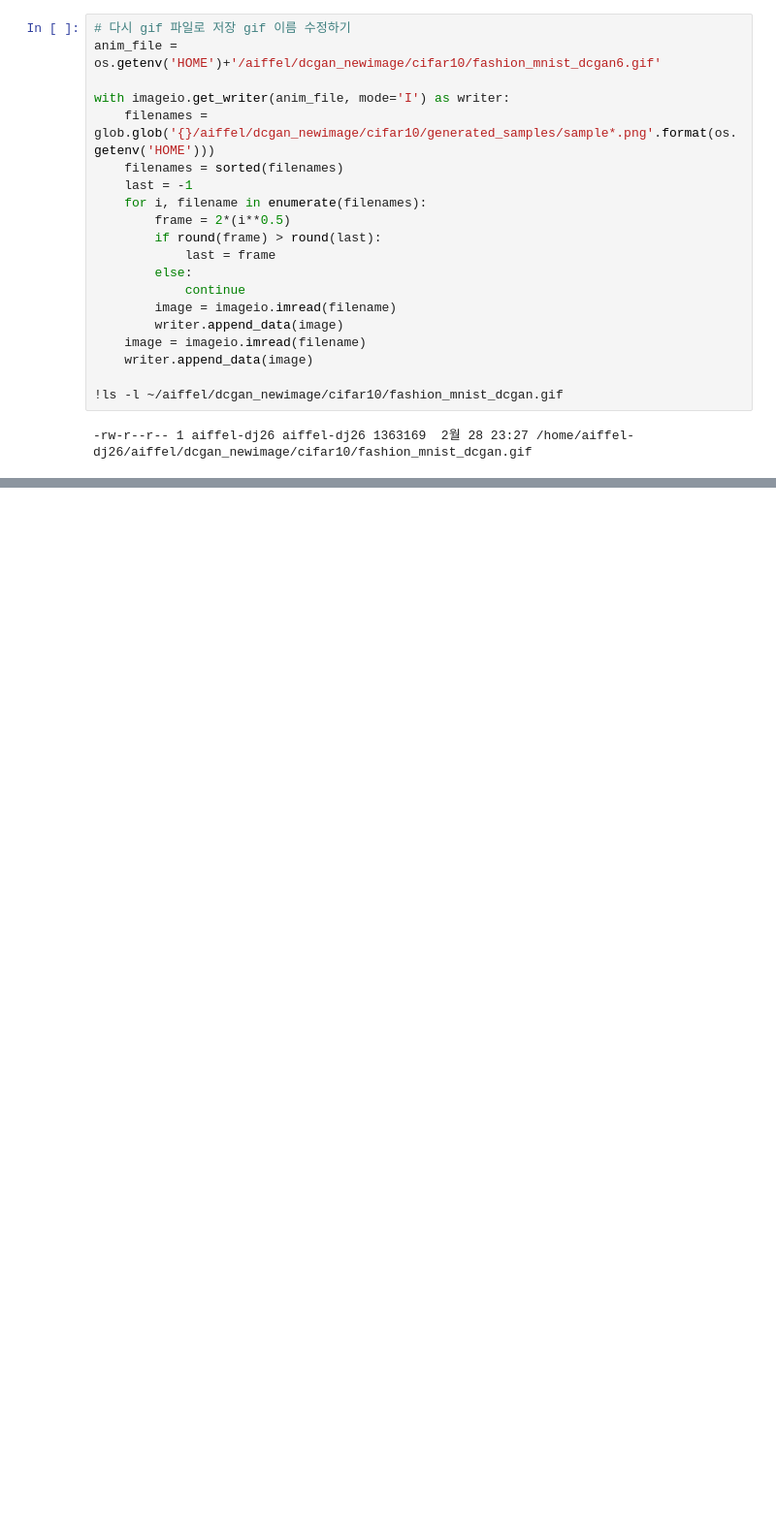
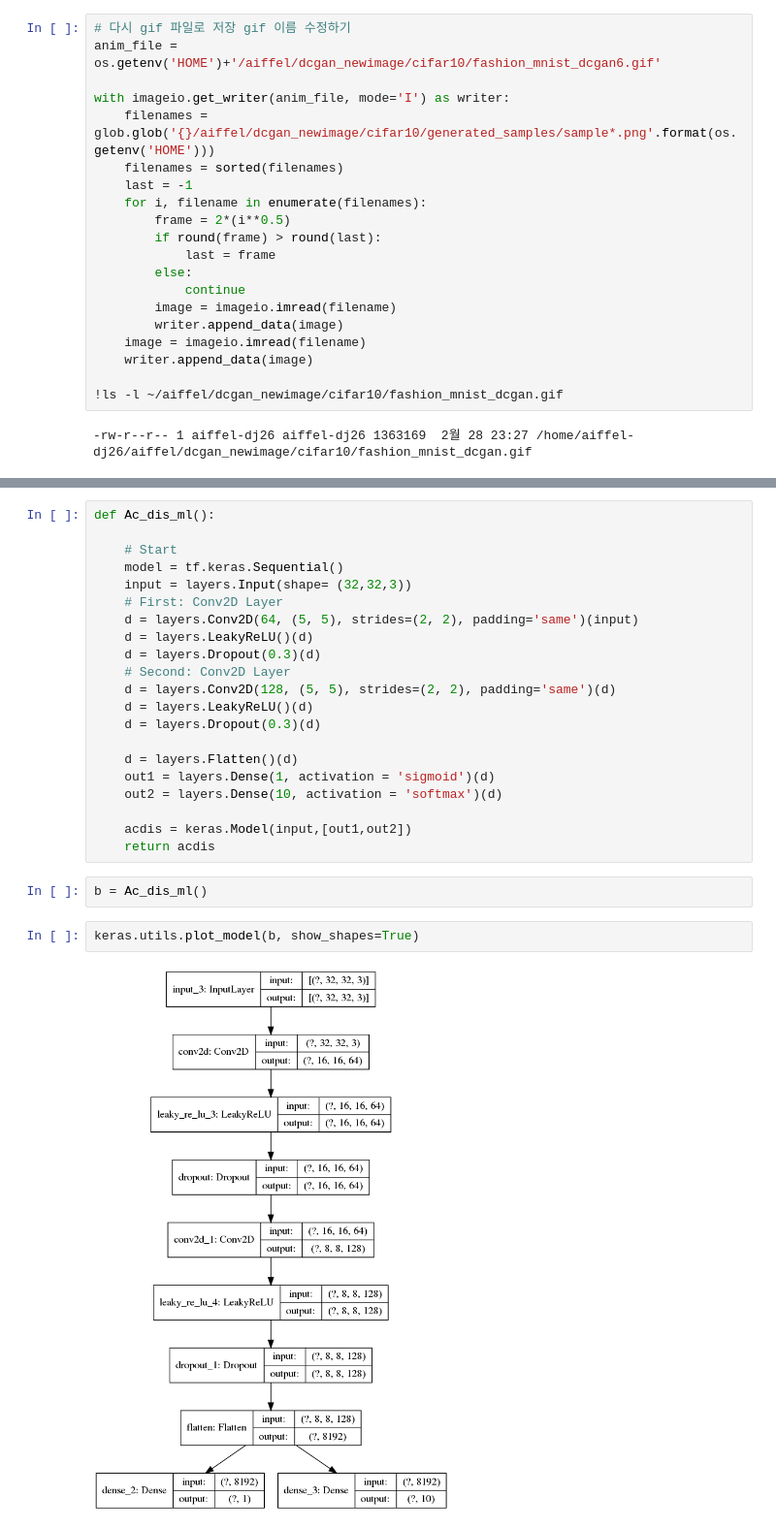
Before and after one commit to HSC-1/aiffel_achieve, a Jupyter notebook: (E12)Gan.ipynb, the cells around one changed output, grey strips where cells are left out. Shown: that part at 97% size. Drawn from its saved outputs; the diff is of its cells as text; blank space fills up the shorter version.

```diff
--- a/(E12)Gan.ipynb
+++ b/(E12)Gan.ipynb
@@ -424,0 +533,27 @@ with imageio.get_writer(anim_file, mode='I') as writer:
+# %%
+def Ac_dis_ml():
+
+    # Start
+    model = tf.keras.Sequential()
+    input = layers.Input(shape= (32,32,3))
+    # First: Conv2D Layer
+    d = layers.Conv2D(64, (5, 5), strides=(2, 2), padding='same')(input)
+    d = layers.LeakyReLU()(d)
+    d = layers.Dropout(0.3)(d)
+    # Second: Conv2D Layer
+    d = layers.Conv2D(128, (5, 5), strides=(2, 2), padding='same')(d)
+    d = layers.LeakyReLU()(d)
+    d = layers.Dropout(0.3)(d)
+
+    d = layers.Flatten()(d)
+    out1 = layers.Dense(1, activation = 'sigmoid')(d)
+    out2 = layers.Dense(10, activation = 'softmax')(d)
+
+    acdis = keras.Model(input,[out1,out2])
+    return acdis
+# %%
+b = Ac_dis_ml()
+# %%
+keras.utils.plot_model(b, show_shapes=True)
+# %% [output]
+[figure, added]
```
Also changed, not shown: parts of 31 cells of this notebook, 3 other files.
